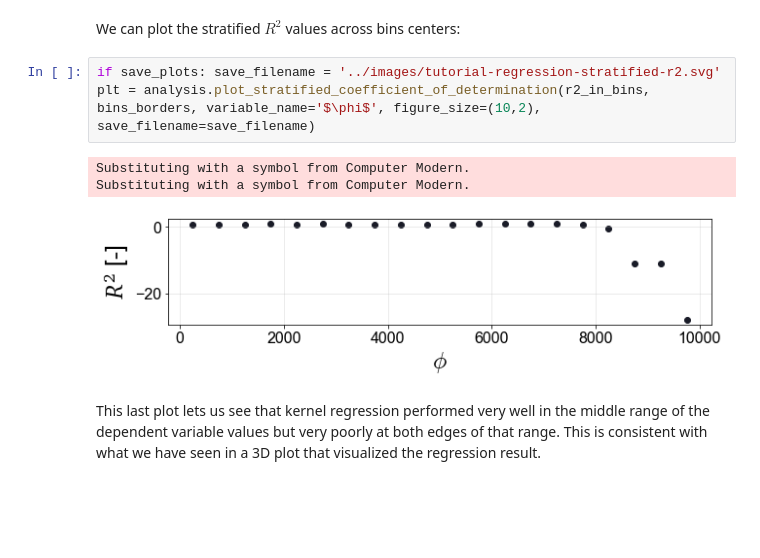
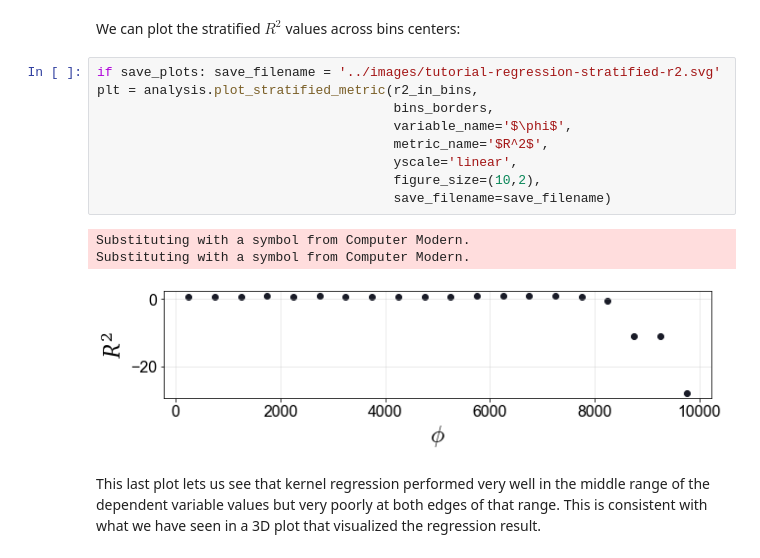
Before and after one commit to kamilazdybal/PCAfold, a Jupyter notebook: docs/tutorials/demo-regression.ipynb, the cells around one changed output. Cells and saved outputs as stored; diff of their text form; blank space fills up the shorter version.

Commit message:
Single plotting function for all stratified metrics

```diff
--- a/docs/tutorials/demo-regression.ipynb
+++ b/docs/tutorials/demo-regression.ipynb
@@ -343,11 +343,17 @@ Bin     20      | size   300    | R2    -28.00655
 We can plot the stratified $R^2$ values across bins centers:
 # %%
 if save_plots: save_filename = '../images/tutorial-regression-stratified-r2.svg'
-plt = analysis.plot_stratified_coefficient_of_determination(r2_in_bins, bins_borders, variable_name='$\phi$', figure_size=(10,2), save_filename=save_filename)
+plt = analysis.plot_stratified_metric(r2_in_bins,
+                                      bins_borders,
+                                      variable_name='$\phi$',
+                                      metric_name='$R^2$',
+                                      yscale='linear',
+                                      figure_size=(10,2),
+                                      save_filename=save_filename)
 # %% [output]
 Substituting with a symbol from Computer Modern.
 Substituting with a symbol from Computer Modern.
-[figure, old version]
+[figure, new version]
 # %% [markdown]
 This last plot lets us see that kernel regression performed very well in the
 middle range of the dependent variable values but very poorly at both edges of that range.
```
Also changed, not shown: parts of 1 cell of this notebook, 5 other files.
